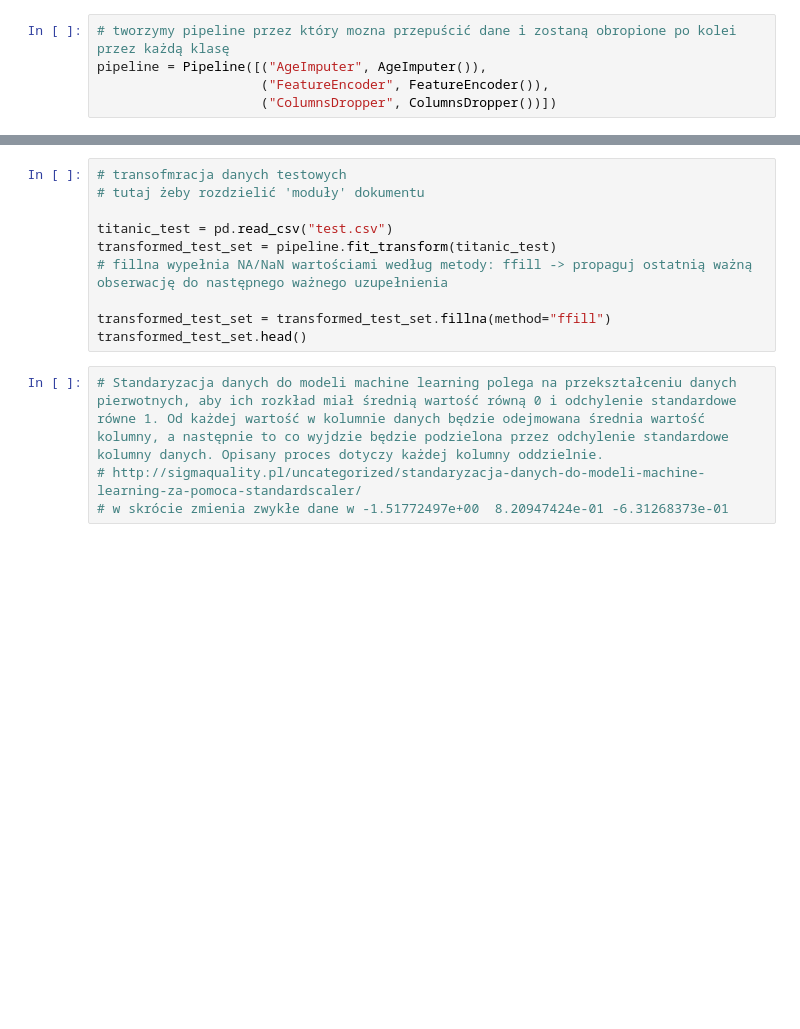
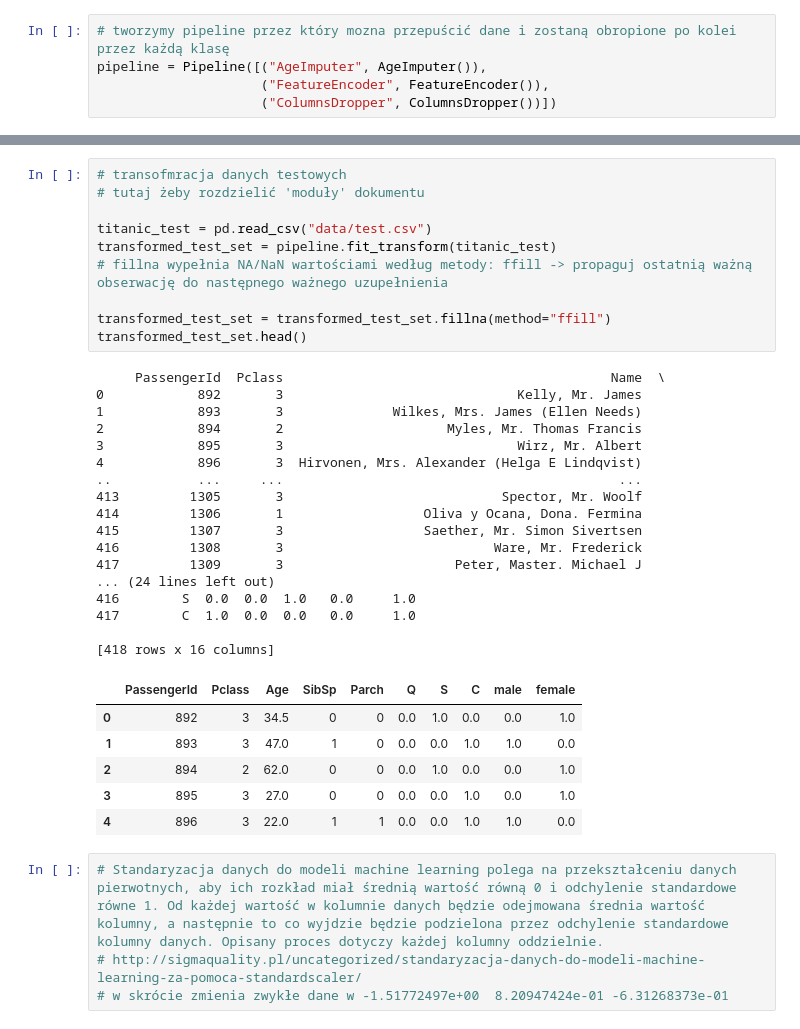
Before and after one commit to zagPatryk/pja.ml, a Jupyter notebook: titanic/titanic.ipynb, the cells around one changed output, grey strips where cells are left out. Saved outputs shown, nothing was run; the diff lists cells and outputs as text; blank space fills up the shorter version.

```diff
--- a/titanic/titanic.ipynb
+++ b/titanic/titanic.ipynb
@@ -264,13 +336,37 @@ ax.vlines([1, 2], *ax.get_ylim(), color="green", linewidth=3)
 # %%
 # transofmracja danych testowych
 # tutaj żeby rozdzielić 'moduły' dokumentu
 
-titanic_test = pd.read_csv("test.csv")
+titanic_test = pd.read_csv("data/test.csv")
 transformed_test_set = pipeline.fit_transform(titanic_test)
 # fillna wypełnia NA/NaN wartościami według metody: ffill -> propaguj ostatnią ważną obserwację do następnego ważnego uzupełnienia
 
 transformed_test_set = transformed_test_set.fillna(method="ffill")
 transformed_test_set.head()
+# %% [output]
+     PassengerId  Pclass                                          Name  \
+0            892       3                              Kelly, Mr. James
+1            893       3              Wilkes, Mrs. James (Ellen Needs)
+2            894       2                     Myles, Mr. Thomas Francis
+3            895       3                              Wirz, Mr. Albert
+4            896       3  Hirvonen, Mrs. Alexander (Helga E Lindqvist)
+..           ...     ...                                           ...
+413         1305       3                            Spector, Mr. Woolf
+414         1306       1                  Oliva y Ocana, Dona. Fermina
+415         1307       3                  Saether, Mr. Simon Sivertsen
+416         1308       3                           Ware, Mr. Frederick
+417         1309       3                      Peter, Master. Michael J
+... (24 lines left out)
+416        S  0.0  0.0  1.0   0.0     1.0
+417        C  1.0  0.0  0.0   0.0     1.0
+
+[418 rows x 16 columns]
+|  | PassengerId | Pclass | Age | SibSp | Parch | Q | S | C | male | female |
+| 0 | 892 | 3 | 34.5 | 0 | 0 | 0.0 | 1.0 | 0.0 | 0.0 | 1.0 |
+| 1 | 893 | 3 | 47.0 | 1 | 0 | 0.0 | 0.0 | 1.0 | 1.0 | 0.0 |
+| 2 | 894 | 2 | 62.0 | 0 | 0 | 0.0 | 1.0 | 0.0 | 0.0 | 1.0 |
+| 3 | 895 | 3 | 27.0 | 0 | 0 | 0.0 | 0.0 | 1.0 | 0.0 | 1.0 |
+| 4 | 896 | 3 | 22.0 | 1 | 1 | 0.0 | 0.0 | 1.0 | 1.0 | 0.0 |
 # %%
 # Standaryzacja danych do modeli machine learning polega na przekształceniu danych pierwotnych, aby ich rozkład miał średnią wartość równą 0 i odchylenie standardowe równe 1. Od każdej wartość w kolumnie danych będzie odejmowana średnia wartość kolumny, a następnie to co wyjdzie będzie podzielona przez odchylenie standardowe kolumny danych. Opisany proces dotyczy każdej kolumny oddzielnie.
 # http://sigmaquality.pl/uncategorized/standaryzacja-danych-do-modeli-machine-learning-za-pomoca-standardscaler/
```
Also changed, not shown: parts of 60 cells of this notebook, 7 other files.
